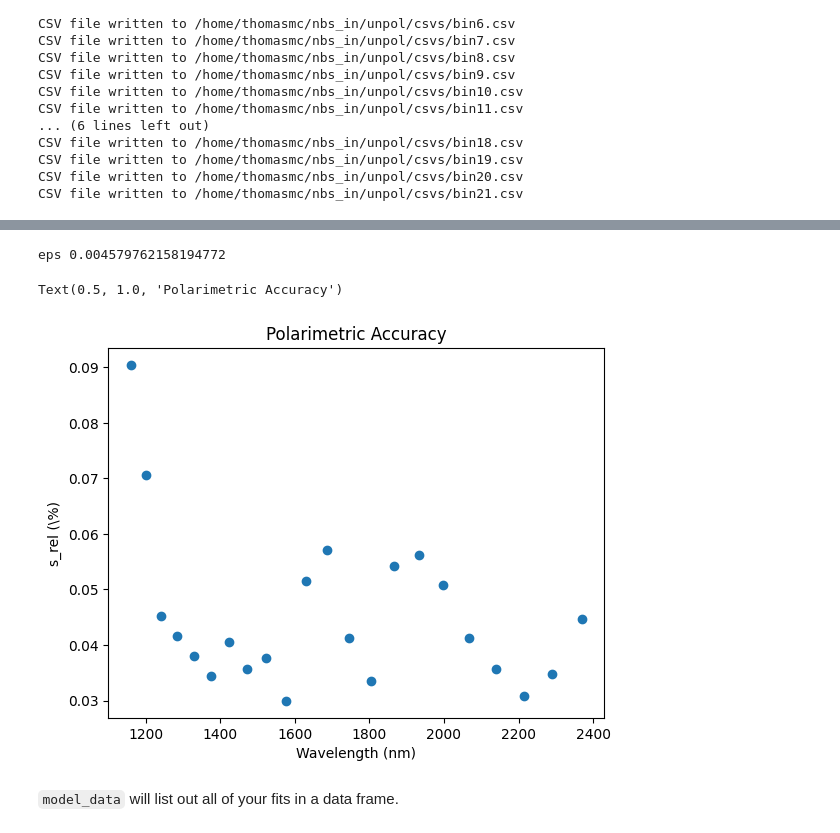
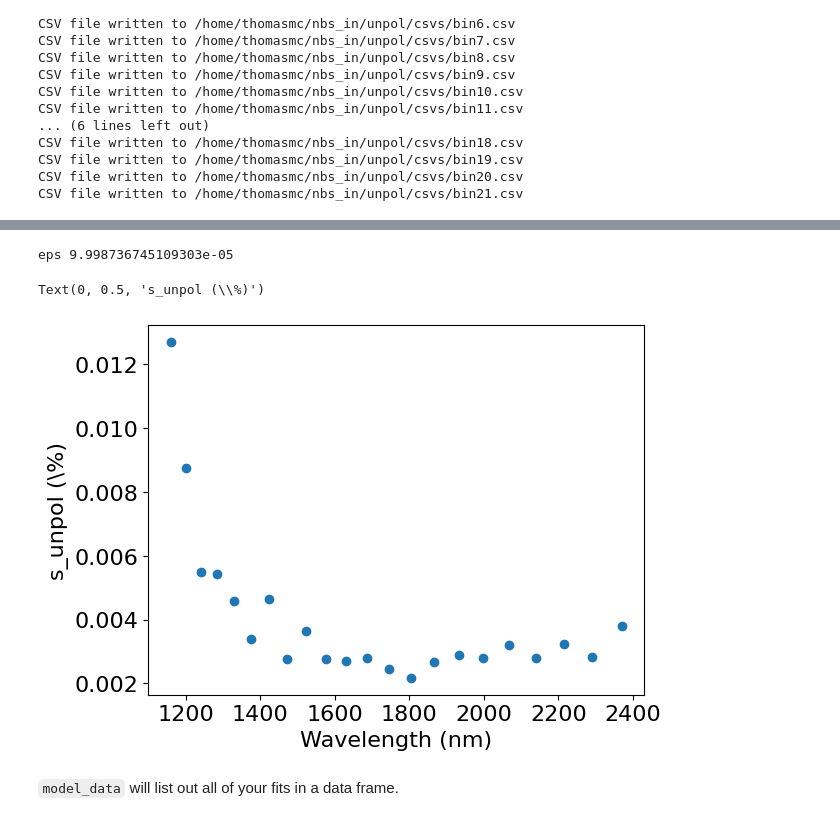
Before and after one commit to UCSB-Exoplanet-Polarimetry-Lab/pyPolCal, a Jupyter notebook: pyPolCal/CHARIS/minimize/minimize_internalcal_unpol_nov2025.ipynb, the cells around one changed output, grey strips where cells are left out. Drawn from its saved outputs; the diff is of its cells as text; code cells hidden in the pictures.

Commit message:
fixing these to reflect new polarimetric accuracy calculation

```diff
--- a/pyPolCal/CHARIS/minimize/minimize_internalcal_unpol_nov2025.ipynb
+++ b/pyPolCal/CHARIS/minimize/minimize_internalcal_unpol_nov2025.ipynb
@@ -60,7 +70,7 @@ errors = []
 sres_list = []
 for bin in range(0,22):
     error,fig,ax,sres = fit_CHARIS_Mueller_matrix_by_bin_nbs_unpol(
-        f'../datacsvs/nbs_in_internalcal_unpol_no_45_derotator/bin{bin}.csv',bin,
+        f'../datacsvs/nbs_in_internalcal_unpol/bin{bin}.csv',bin,
         Path(f'../fitted_p_dicts/nbs_in_unpol_internalcal/bin{bin}.json'),
     )
     errors.append(error)
@@ -181,15 +191,19 @@ import numpy as np
 errors = np.array(errors)
 print('eps', np.mean(errors[:,0]))
 # %% [output]
-eps 0.004579762158194772
+eps 9.998736745109303e-05
 # %%
-# plot pol accuracy
+# calculate and plot pol accuracy
 import matplotlib.pyplot as plt
 from pyPolCal.constants import wavelength_bins
-plt.scatter(wavelength_bins,sres_list)
+
+# number of double diff data points will be half the data points in the csv
+interleaved_values, interleaved_stds, config_list = read_csv('../datacsvs/nbs_in_internalcal_unpol/bin0.csv')
+N = len(interleaved_values) / 2
+s_unpol = sres_list/np.sqrt(N)
+plt.scatter(wavelength_bins,s_unpol)
 plt.xlabel('Wavelength (nm)')
-plt.ylabel('s_rel (\%)')
-plt.title('Polarimetric Accuracy')
+plt.ylabel('s_unpol (\%)')
 # %% [output]
-Text(0.5, 1.0, 'Polarimetric Accuracy')
+Text(0, 0.5, 's_unpol (\\%)')
-[figure, old version]
+[figure, new version]
```
Also changed, not shown: parts of 6 cells of this notebook, 3 other files.
